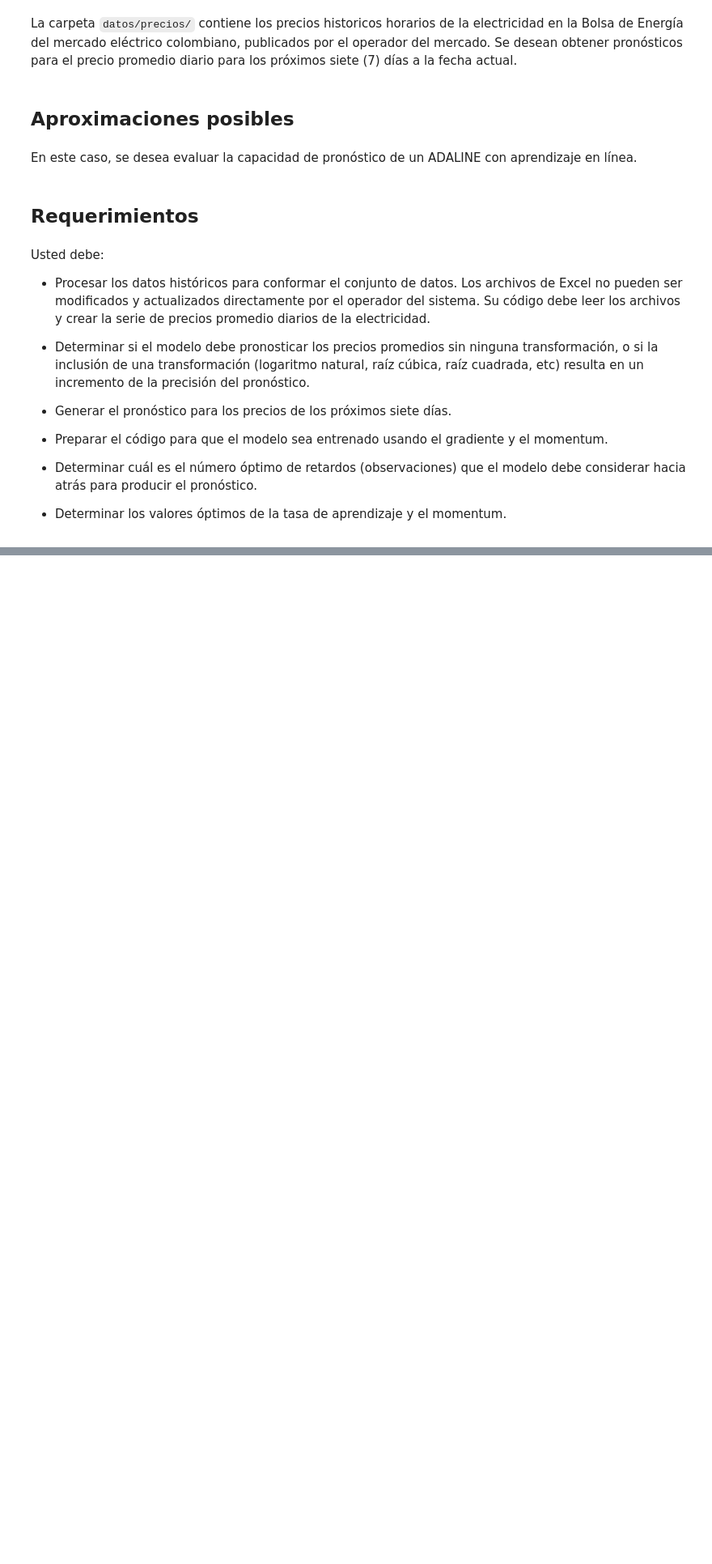
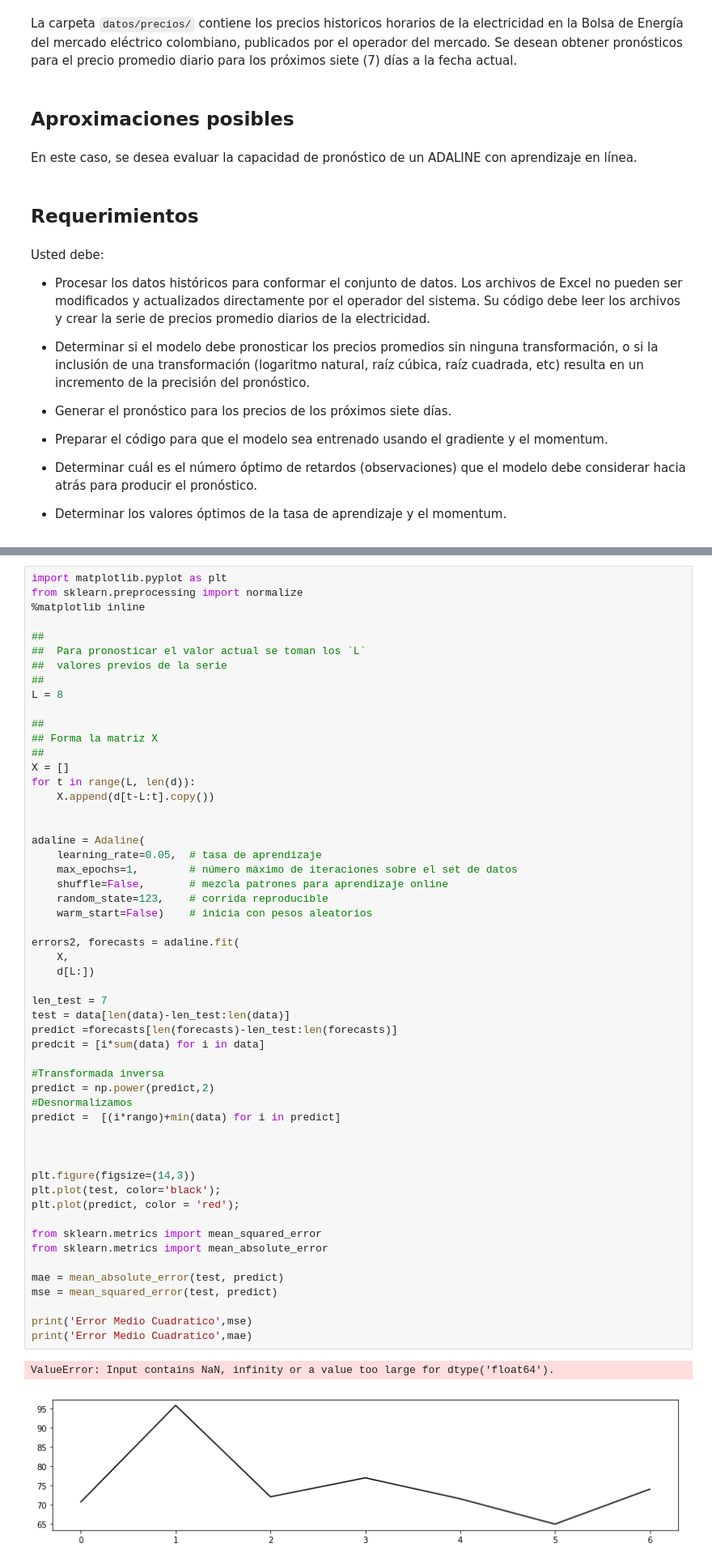
Before and after one commit to ANN-2019-2/evaluacion-Anorpe, a Jupyter notebook: 01-precios.ipynb, the cells around one changed output, grey strips where cells are left out. Shown at 81% size. Drawn from its saved outputs; the diff is of its cells as text; blank space fills up the shorter version.

```diff
--- a/01-precios.ipynb
+++ b/01-precios.ipynb
@@ -113,0 +239,57 @@ data.head()
+# %%
+import matplotlib.pyplot as plt
+from sklearn.preprocessing import normalize
+%matplotlib inline
+
+##
+##  Para pronosticar el valor actual se toman los `L`
+##  valores previos de la serie
+##
+L = 8
+
+##
+## Forma la matriz X
+##
+X = []
+for t in range(L, len(d)):
+    X.append(d[t-L:t].copy())
+
+
+adaline = Adaline(
+    learning_rate=0.05,  # tasa de aprendizaje
+    max_epochs=1,        # número máximo de iteraciones sobre el set de datos
+    shuffle=False,       # mezcla patrones para aprendizaje online
+    random_state=123,    # corrida reproducible
+    warm_start=False)    # inicia con pesos aleatorios
+
+errors2, forecasts = adaline.fit(
+    X,
+    d[L:])
+
+len_test = 7
+test = data[len(data)-len_test:len(data)]
+predict =forecasts[len(forecasts)-len_test:len(forecasts)]
+predcit = [i*sum(data) for i in data]
+
+#Transformada inversa
+predict = np.power(predict,2)
+#Desnormalizamos
+predict =  [(i*rango)+min(data) for i in predict]
+
+
+
+plt.figure(figsize=(14,3))
+plt.plot(test, color='black');
+plt.plot(predict, color = 'red');
+
+from sklearn.metrics import mean_squared_error
+from sklearn.metrics import mean_absolute_error
+
+mae = mean_absolute_error(test, predict)
+mse = mean_squared_error(test, predict)
+
+print('Error Medio Cuadratico',mse)
+print('Error Medio Cuadratico',mae)
+# %% [output]
+ValueError: Input contains NaN, infinity or a value too large for dtype('float64').
+[figure, added]
```
Also changed, not shown: parts of 15 cells of this notebook.
